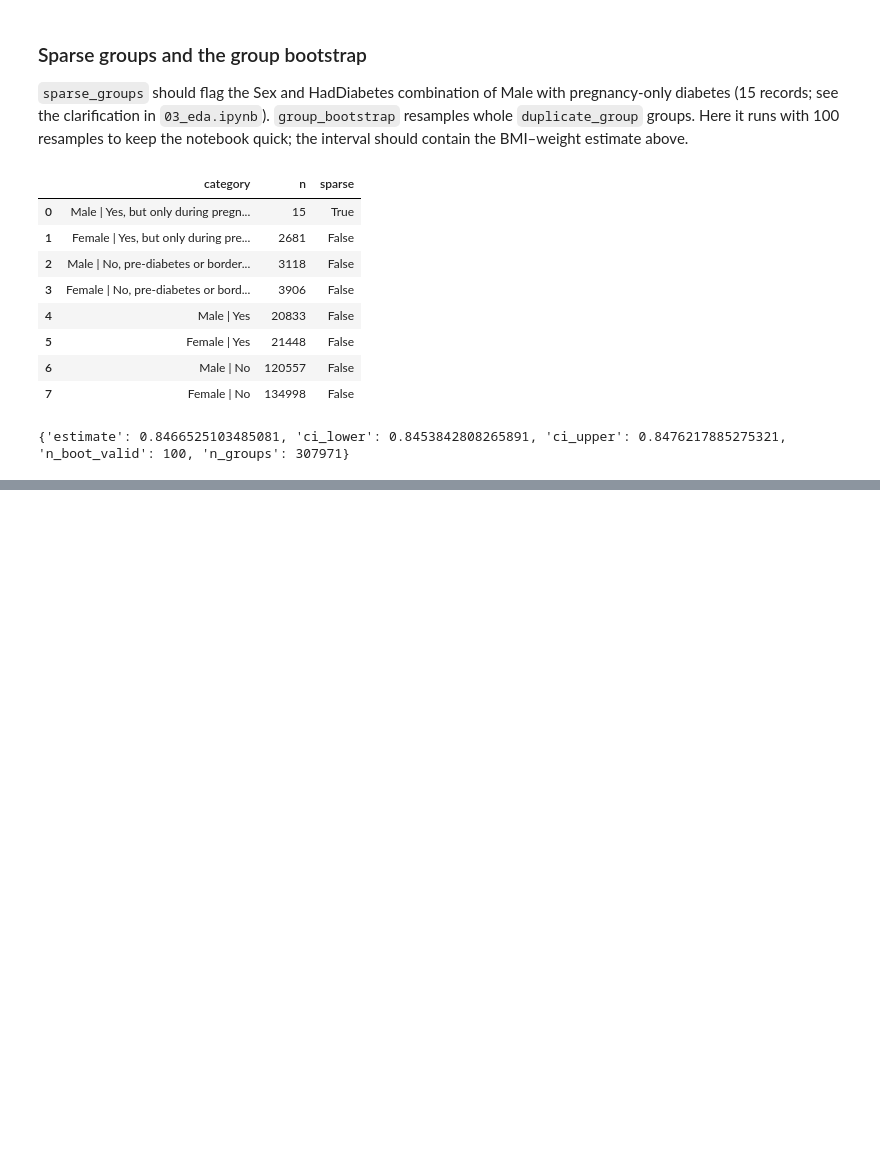
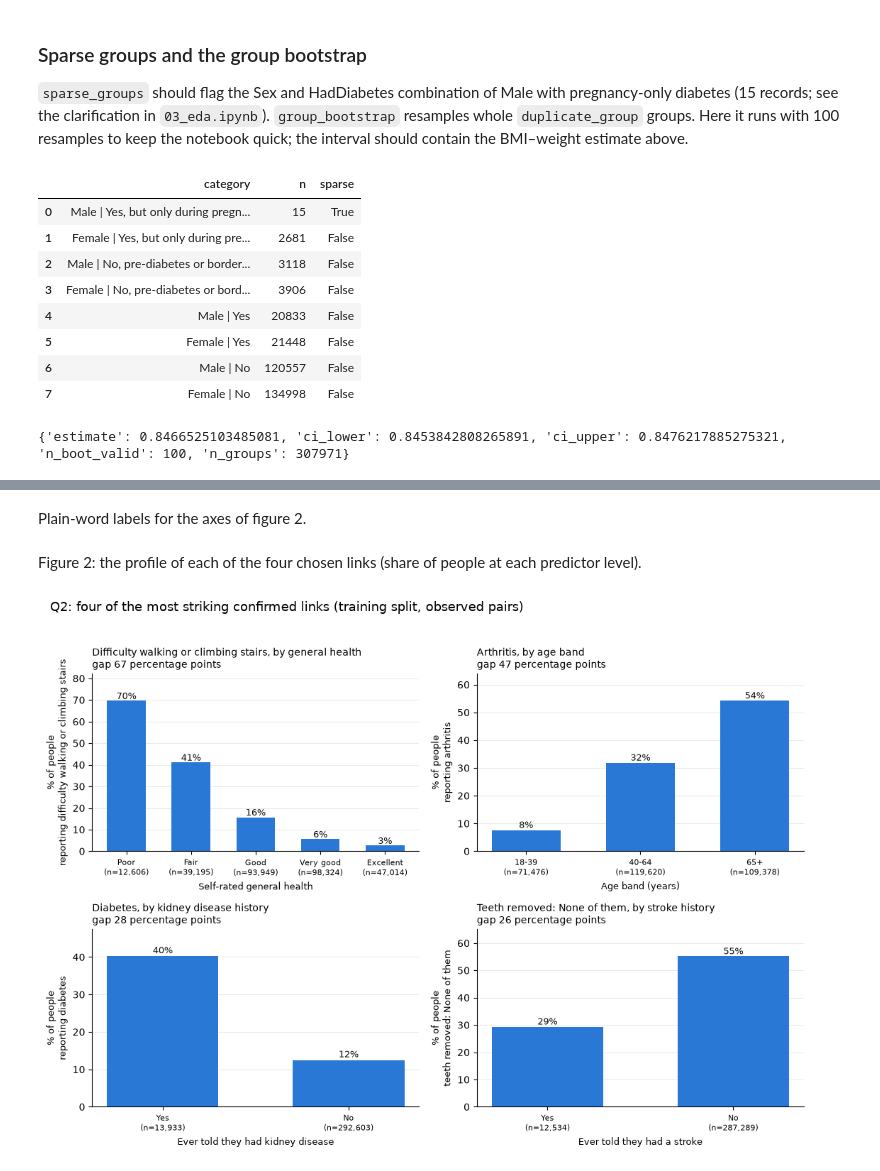
Before and after one commit to aakhalil21/DSAI5101-Project, a Jupyter notebook: notebooks/05_associated_factors.ipynb, the cells around one changed output, grey strips where cells are left out. Drawn from its saved outputs; the diff is of its cells as text; code cells hidden in the pictures; blank space fills up the shorter version.

```diff
--- a/notebooks/05_associated_factors.ipynb
+++ b/notebooks/05_associated_factors.ipynb
@@ -123,0 +762,2 @@ assert bmi_weight_boot["ci_lower"] <= bmi_weight["estimate"] <= bmi_weight_boot[
+# %% [markdown]
+Plain-word labels for the axes of figure 2.
@@ -123,0 +787,28 @@ assert bmi_weight_boot["ci_lower"] <= bmi_weight["estimate"] <= bmi_weight_boot[
+# %% [markdown]
+Figure 2: the profile of each of the four chosen links (share of people at each predictor level).
+# %%
+fig, axes = plt.subplots(2, 2, figsize=(11, 8))
+for ax, row in zip(axes.flat, FIG2.itertuples()):
+    data = shares.loc[(shares["predictor"] == row.predictor) & (shares["candidate"] == row.candidate)
+                      & (shares["candidate_level_or_stat"] == row.candidate_level_or_stat)]
+    data = data.set_index("predictor_level").reindex(LEVEL_ORDER[row.predictor])
+    ax.bar(range(len(data)), data["value"], color=BLUE, width=0.6)
+    for i, (value, n) in enumerate(zip(data["value"], data["n"])):
+        ax.text(i, value + 0.8, f"{value:.0f}%", ha="center", fontsize=9, color=INK)
+    ax.set_xticks(range(len(data)), [f"{lvl}\n(n={n:,})" for lvl, n in zip(data.index, data["n"])], fontsize=8)
+    level = row.candidate_level_or_stat.replace(" (%)", "")
+    what = plain(row.candidate) if level == "Yes" else f"{plain(row.candidate)}: {level}"
+    ax.set_ylabel("% of people\n" + ("reporting " if level == "Yes" else "") + what, fontsize=9)
+    ax.set_xlabel(plain(row.predictor), fontsize=9)
+    ax.set_title(f"{what[0].upper() + what[1:]}, by {SHORT_PREDICTOR[row.predictor]}\n"
+                 f"gap {row.gap_pp:.0f} percentage points", loc="left", fontsize=10)
+    ax.set_ylim(0, max(data["value"]) * 1.18)
+    ax.spines[["top", "right"]].set_visible(False)
+    ax.grid(axis="y", color="#e6e5e0", linewidth=0.6)
+    ax.set_axisbelow(True)
+fig.suptitle("Q2: four of the most striking confirmed links (training split, observed pairs)", x=0.02, ha="left", fontsize=13)
+fig.tight_layout(rect=(0, 0, 1, 0.96))
+fig.savefig(FIG_DIR / "q02_link_examples.png", dpi=150, bbox_inches="tight")
+plt.show()
+# %% [output]
+[figure, added]
```
Also changed, not shown: parts of 72 cells of this notebook, 7 other files.
